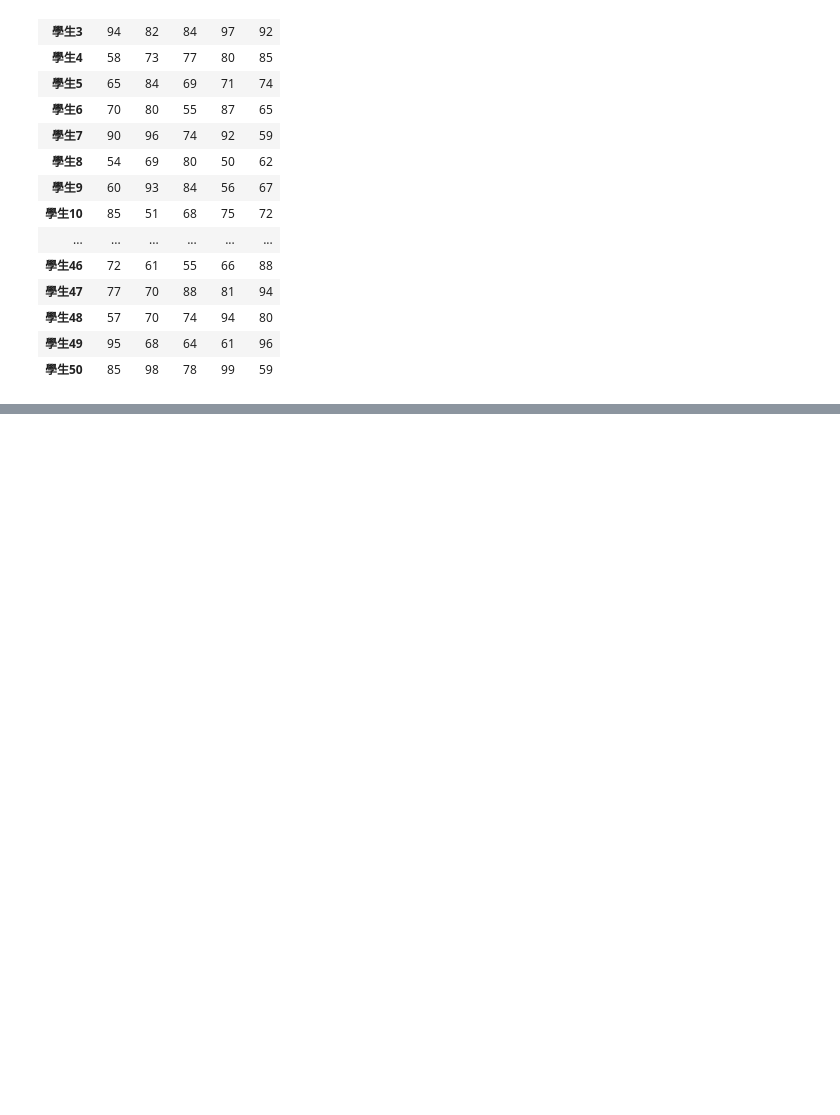
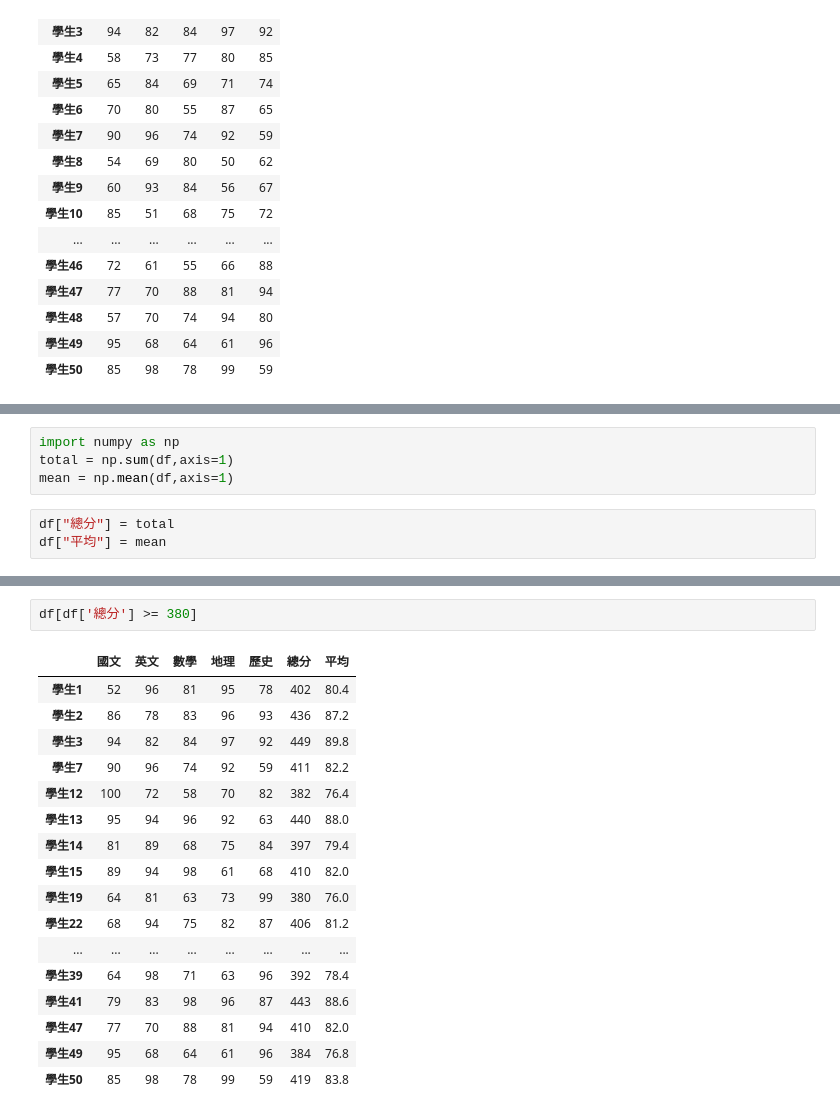
Before and after one commit to kunhu0731/newrepo, a Jupyter notebook: lesson15/lesson15_4.ipynb, the cells around one changed output, grey strips where cells are left out. Cells and saved outputs as stored; diff of their text form; blank space fills up the shorter version.

```diff
--- a/lesson15/lesson15_4.ipynb
+++ b/lesson15/lesson15_4.ipynb
@@ -49,0 +120,7 @@ df
+# %%
+import numpy as np
+total = np.sum(df,axis=1)
+mean = np.mean(df,axis=1)
+# %%
+df["總分"] = total
+df["平均"] = mean
@@ -49,0 +135,20 @@ df
+# %%
+df[df['總分'] >= 380]
+# %% [output]
+|  | 國文 | 英文 | 數學 | 地理 | 歷史 | 總分 | 平均 |
+| 學生1 | 52 | 96 | 81 | 95 | 78 | 402 | 80.4 |
+| 學生2 | 86 | 78 | 83 | 96 | 93 | 436 | 87.2 |
+| 學生3 | 94 | 82 | 84 | 97 | 92 | 449 | 89.8 |
+| 學生7 | 90 | 96 | 74 | 92 | 59 | 411 | 82.2 |
+| 學生12 | 100 | 72 | 58 | 70 | 82 | 382 | 76.4 |
+| 學生13 | 95 | 94 | 96 | 92 | 63 | 440 | 88.0 |
+| 學生14 | 81 | 89 | 68 | 75 | 84 | 397 | 79.4 |
+| 學生15 | 89 | 94 | 98 | 61 | 68 | 410 | 82.0 |
+| 學生19 | 64 | 81 | 63 | 73 | 99 | 380 | 76.0 |
+| 學生22 | 68 | 94 | 75 | 82 | 87 | 406 | 81.2 |
+| ... | ... | ... | ... | ... | ... | ... | ... |
+| 學生39 | 64 | 98 | 71 | 63 | 96 | 392 | 78.4 |
+| 學生41 | 79 | 83 | 98 | 96 | 87 | 443 | 88.6 |
+| 學生47 | 77 | 70 | 88 | 81 | 94 | 410 | 82.0 |
+| 學生49 | 95 | 68 | 64 | 61 | 96 | 384 | 76.8 |
+| 學生50 | 85 | 98 | 78 | 99 | 59 | 419 | 83.8 |
```
Also changed, not shown: parts of 6 cells of this notebook.
